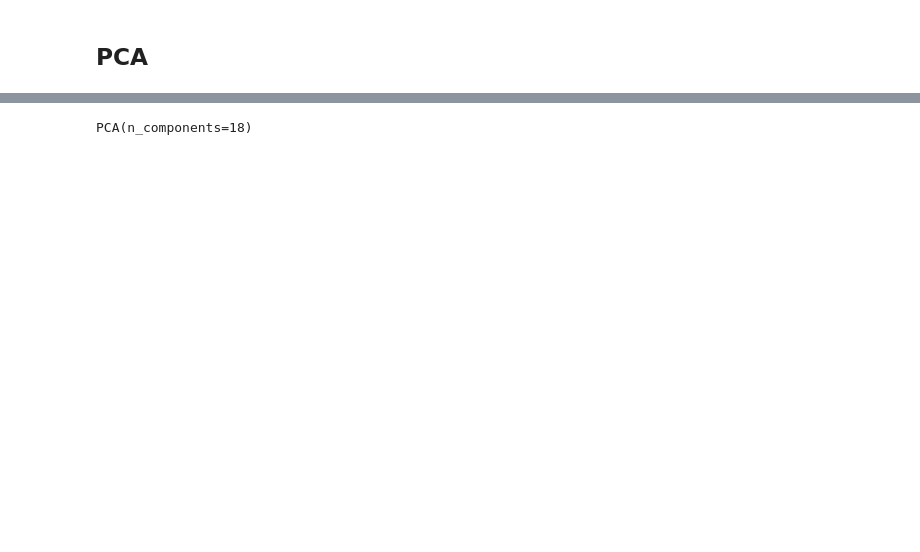
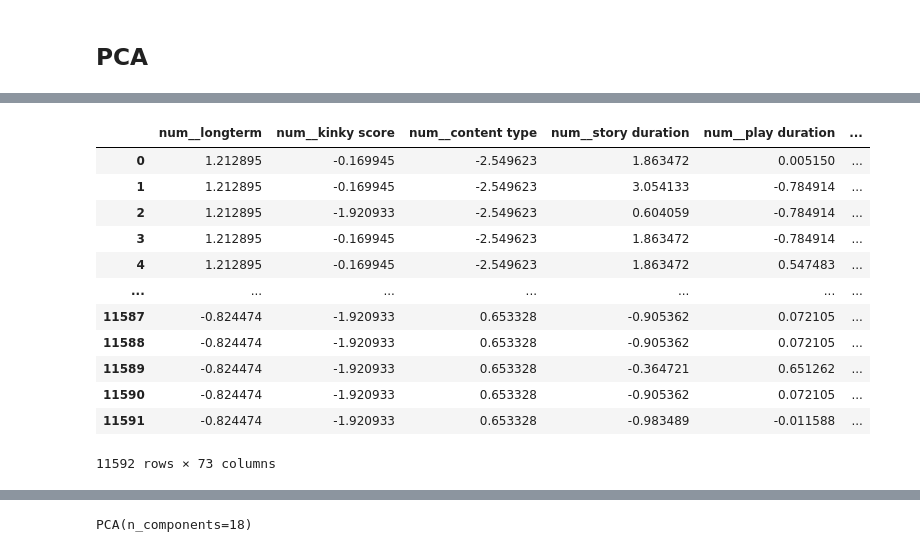
Before and after one commit to SophieMartusewicz/lewagonXfemtasy, a Jupyter notebook: SophieMart Cleaning Data.ipynb, the cells around one changed output, grey strips where cells are left out. Cells and saved outputs as stored; diff of their text form; code cells hidden in the pictures; blank space fills up the shorter version.

```diff
--- a/SophieMart Cleaning Data.ipynb
+++ b/SophieMart Cleaning Data.ipynb
@@ -1043,0 +1026,17 @@ array(['num__longterm', 'num__kinky score', 'num__content type',
+# %%
+df_new = pd.DataFrame(new_X, columns=pipeline.get_feature_names_out())
+df_new
+# %% [output]
+|  | num__longterm | num__kinky score | num__content type | num__story duration | num__play duration | ... |
+| 0 | 1.212895 | -0.169945 | -2.549623 | 1.863472 | 0.005150 | ... |
+| 1 | 1.212895 | -0.169945 | -2.549623 | 3.054133 | -0.784914 | ... |
+| 2 | 1.212895 | -1.920933 | -2.549623 | 0.604059 | -0.784914 | ... |
+| 3 | 1.212895 | -0.169945 | -2.549623 | 1.863472 | -0.784914 | ... |
+| 4 | 1.212895 | -0.169945 | -2.549623 | 1.863472 | 0.547483 | ... |
+| ... | ... | ... | ... | ... | ... | ... |
+| 11587 | -0.824474 | -1.920933 | 0.653328 | -0.905362 | 0.072105 | ... |
+| 11588 | -0.824474 | -1.920933 | 0.653328 | -0.905362 | 0.072105 | ... |
+| 11589 | -0.824474 | -1.920933 | 0.653328 | -0.364721 | 0.651262 | ... |
+| 11590 | -0.824474 | -1.920933 | 0.653328 | -0.905362 | 0.072105 | ... |
+| 11591 | -0.824474 | -1.920933 | 0.653328 | -0.983489 | -0.011588 | ... |
+11592 rows × 73 columns
```
Also changed, not shown: parts of 43 cells of this notebook, 1 other file.
